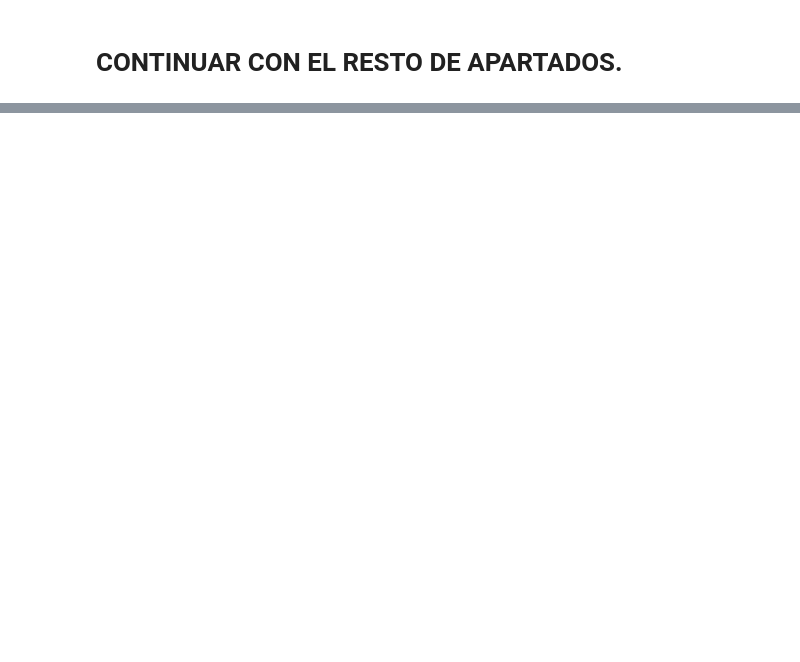
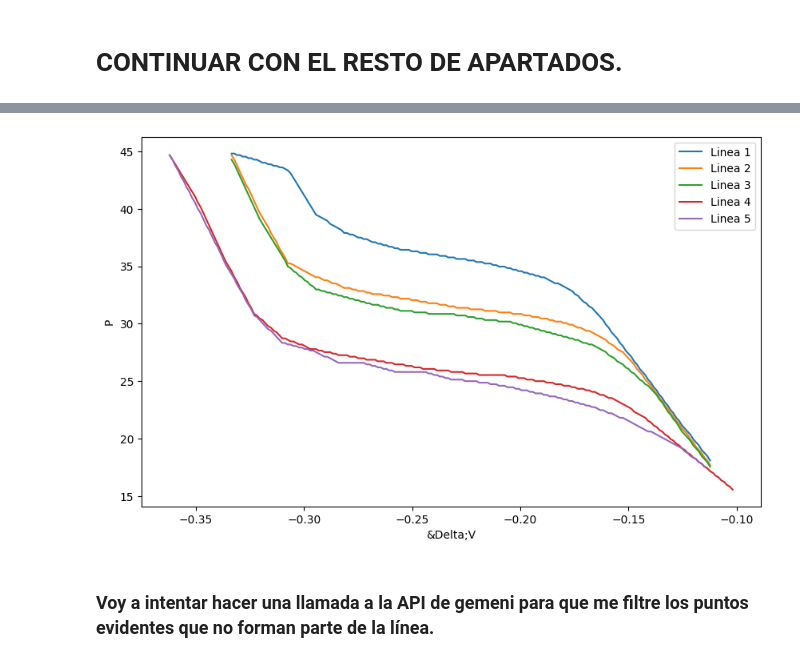
Before and after one commit to f92esmup/Automated-Graphical-Data-Extraction-for-Nanoporous-Materials, a Jupyter notebook: Image.ipynb, the cells around one changed output, grey strips where cells are left out. Drawn from its saved outputs; the diff is of its cells as text; code cells hidden in the pictures; blank space fills up the shorter version.

```diff
--- a/Image.ipynb
+++ b/Image.ipynb
@@ -338,0 +334,20 @@ plt.show()
+# %%
+# Plot the rescaled line data series with legend
+plt.figure(figsize=(10, 6))
+plt.title(result_json.get('title', 'Line Data Series'))
+plt.xlabel(result_json.get('x_label', 'X-axis'))
+plt.ylabel(result_json.get('y_label', 'Y-axis'))
+
+# Plot each series and add legend
+for i, series in enumerate(line_dataseries_escal):
+    x_values = [point[0] for point in series]
+    y_values = [point[1] for point in series]
+    plt.plot(x_values, y_values, label=f'Linea {i+1}')
+
+# Add legend to the plot
+plt.legend()
+plt.show()
+# %% [output]
+[figure, added]
+# %% [markdown]
+### Voy a intentar hacer una llamada a la API de gemeni para que me filtre los puntos evidentes que no forman parte de la línea.
```
Also changed, not shown: parts of 14 cells of this notebook, 5 other files.
